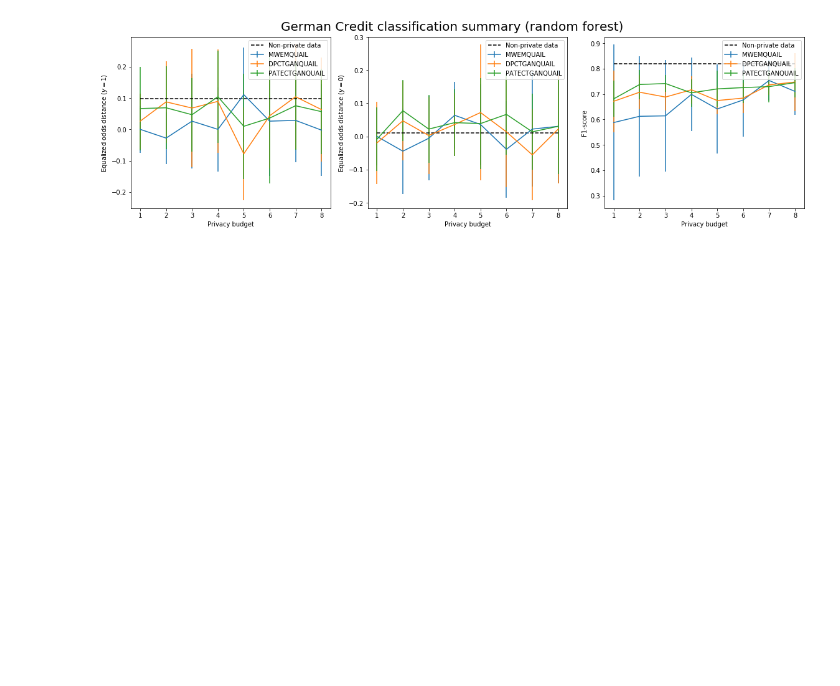
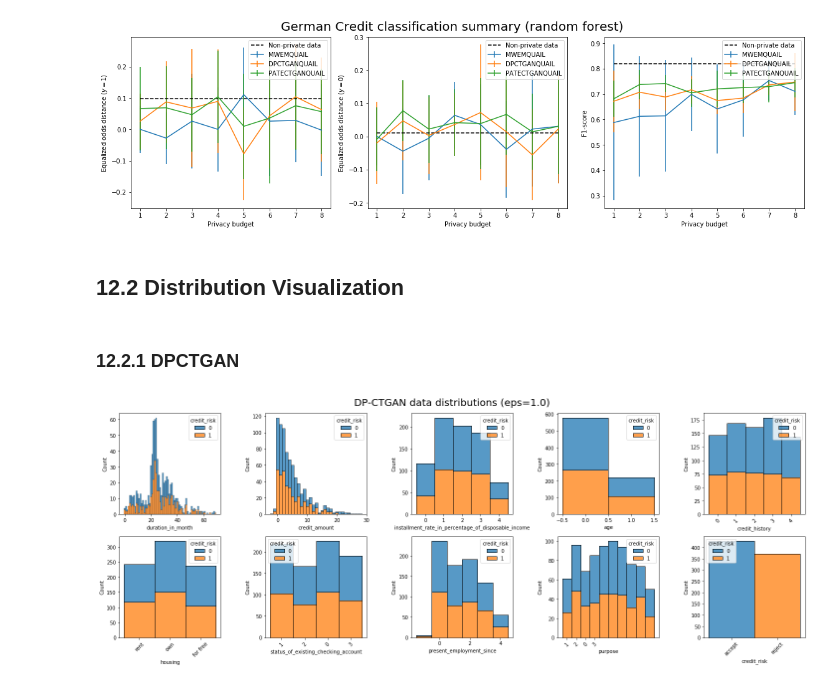
Before and after one commit to kgrabarz/microsoft_capstone_fall_2021, a Jupyter notebook: Code/Pipelines_and_EDA/12_German_Synthetic_Data_Distributions.ipynb, the cells around one changed output. Saved outputs shown, nothing was run; the diff lists cells and outputs as text; code cells hidden in the pictures; blank space fills up the shorter version.

Commit message:
add German distribution analysis

```diff
--- a/Code/Pipelines_and_EDA/12_German_Synthetic_Data_Distributions.ipynb
+++ b/Code/Pipelines_and_EDA/12_German_Synthetic_Data_Distributions.ipynb
@@ -27,0 +45,6 @@ credit.head(2)
+# %%
+codes = pd.factorize(credit["status_of_existing_checking_account"])[0]
+status = dict()
+for code, unique in zip(codes, credit["status_of_existing_checking_account"]):
+    status[code] = unique
+status
@@ -309,3 +336,43 @@ get_german_epsilon_plots(["MWEMQUAIL", "DPCTGANQUAIL", "PATECTGANQUAIL"], epsilo
 get_german_epsilon_plots(["MWEMQUAIL", "DPCTGANQUAIL", "PATECTGANQUAIL"], epsilon_list=epsilons, nreps=15, classifier="forest", test_df=non_priv_test, f1_metric="median", non_priv_results=True)
 # %% [output]
 [figure]
+# %% [markdown]
+## 12.2 Distribution Visualization
+# %%
+credit_history = {0: 0, #' no_credits_taken/all_credits_paid_back_duly',
+                  1: 1, # 'all_credits_at_this_bank_paid_back_duly',
+                  2: 2, # 'existing_credits_paid_back_duly_till_now',
+                  3: 3, # 'delay_in_paying_off_in_the_past',
+                  4: 4, # 'critical_account/other_credits_existing_not_at_this_bank',
+                    }
+housing = {2: 'for free', 1: 'own',  0: 'rent'}
+credit_risk = {0: "accept", 1: "reject"}
+
+def plot_distributions(df, title):
+    continuous = ['duration_in_month', 'credit_amount', 'installment_rate_in_percentage_of_disposable_income', 'age','present_employment_since']
+    categorical_labels = {
+        'credit_history': credit_history,
+        'housing': housing,
+        'status_of_existing_checking_account': status,
+        'purpose': purpose,
+        'credit_risk': credit_risk
+    }
+    fig, ax = plt.subplots(2, 5, figsize=(20,8))
+    ax = ax.ravel()
+    for i, col in enumerate(df.columns):
+        if col in continuous:
+            sns.histplot(data=df, x=col, hue="credit_risk", multiple="stack", ax=ax[i], discrete=True)
+        else:
+            labels = categorical_labels[col]
+            g = sns.histplot(data=df, x=col, hue="credit_risk", multiple="stack", ax=ax[i], discrete=True)
+            g.set_xticks(list(labels.keys()))
+            g.set_xticklabels(labels.values(), rotation=45)
+    fig.suptitle(title, size=20)
+    fig.tight_layout(rect=[0, 0.03, 1, 0.95])
+# %% [markdown]
+### 12.2.1 DPCTGAN
+# %%
+DPCTGAN_eps1_rep1 = pd.read_csv("DPCTGAN/German_DPCTGAN_eps=1.0_1.csv", index_col=0)
+plot_distributions(DPCTGAN_eps1_rep1, title="DP-CTGAN data distributions (eps=1.0)")
+# %% [output]
+[figure, added]
```
Also changed, not shown: parts of 17 cells of this notebook.
